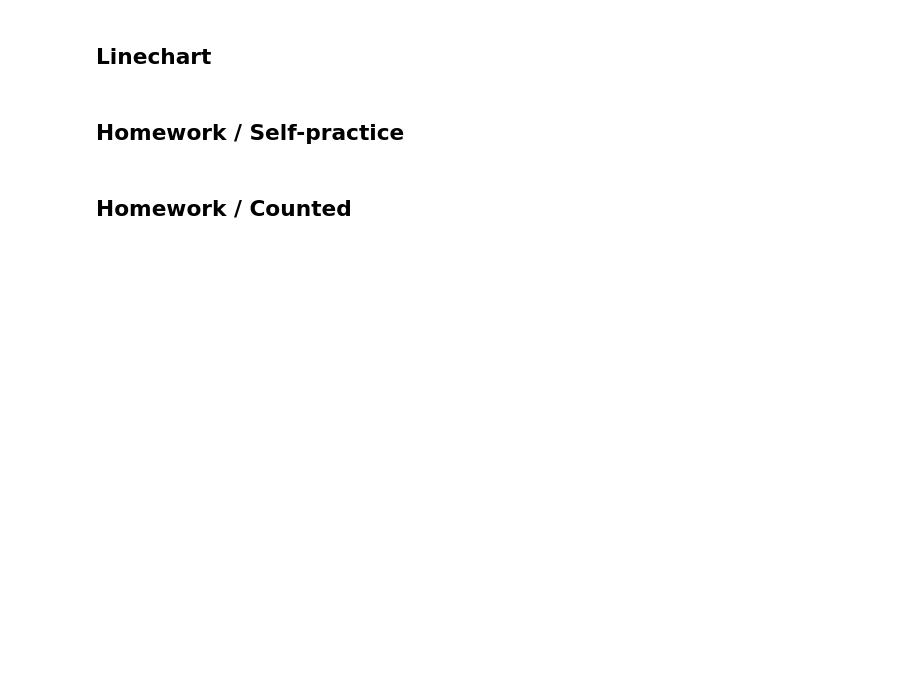
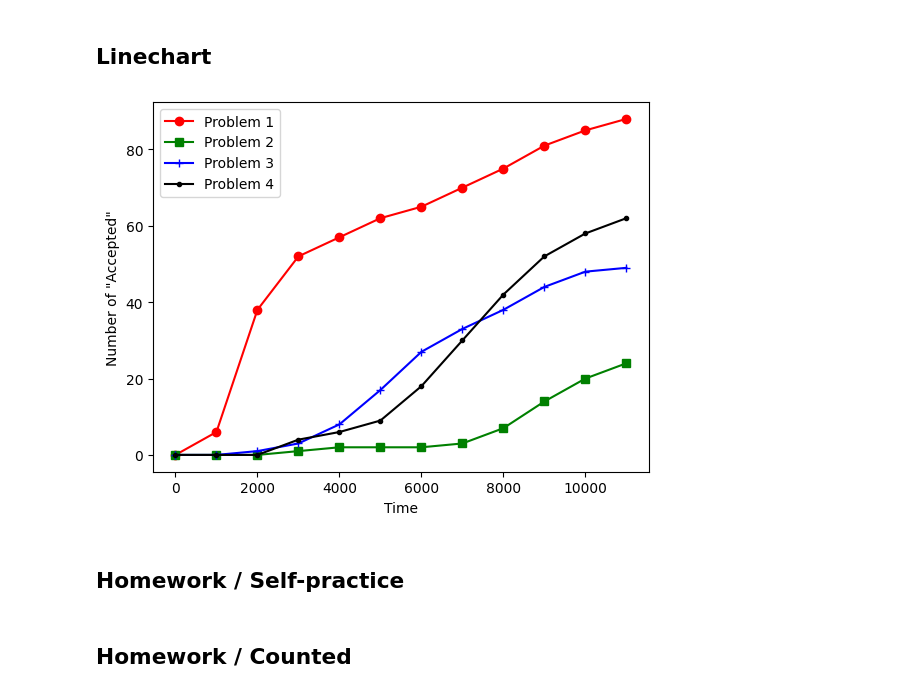
Before and after one commit to Chein-Shawn/Python-in-Business, a Jupyter notebook: C02.ipynb, the cells around one changed output. Drawn from its saved outputs; the diff is of its cells as text; code cells hidden in the pictures; blank space fills up the shorter version.

```diff
--- a/C02.ipynb
+++ b/C02.ipynb
@@ -132,20 +134,26 @@ py.show()
 # %%
 import matplotlib.pyplot as py
 
 p1 = [0, 6, 38, 52, 57, 62, 65, 70, 75, 81, 85, 88]
 p2 = [0, 0, 0, 1, 2, 2, 2, 3, 7, 14, 20, 24]
 p3 = [0, 0, 1, 3, 8, 17, 27, 33, 38, 44, 48, 49]
 p4 = [0, 0, 0, 4, 6, 9, 18, 30, 42, 52, 58, 62]
 
 times = range(0, 12000, 1000)
-py.plot(times, p1, label = "Problem 1", marker = 'o')
-py.plot(times, p2, label = "Problem 2", marker = 'o')
-py.plot(times, p3, label = "Problem 3", marker = 'o')
-py.plot(times, p4, label = "Problem 4", marker = 'o')
+py.plot(times, p1, label = "Problem 1", color = 'r', marker = 'o', linestyle = '-')
+py.plot(times, p2, label = "Problem 2", marker = 's', color = 'g')
+py.plot(times, p3, label = "Problem 3", marker = '+', color = 'b')
+py.plot(times, p4, label = "Problem 4", marker = '.', color = 'k')
+# py.plot(times, p1, label = "Problem 1", marker = 'o')
+# py.plot(times, p2, label = "Problem 2", marker = 'o')
+# py.plot(times, p3, label = "Problem 3", marker = 'o')
+# py.plot(times, p4, label = "Problem 4", marker = 'o')
 py.legend(loc = 'upper left')
 py.xlabel('Time')
 py.ylabel('Number of "Accepted"')
 py.show()
+# %% [output]
+[figure, added]
 # %% [markdown]
 ## Homework / Self-practice
 # %% [markdown]
```
Also changed, not shown: parts of 2 cells of this notebook, 2 other files.
